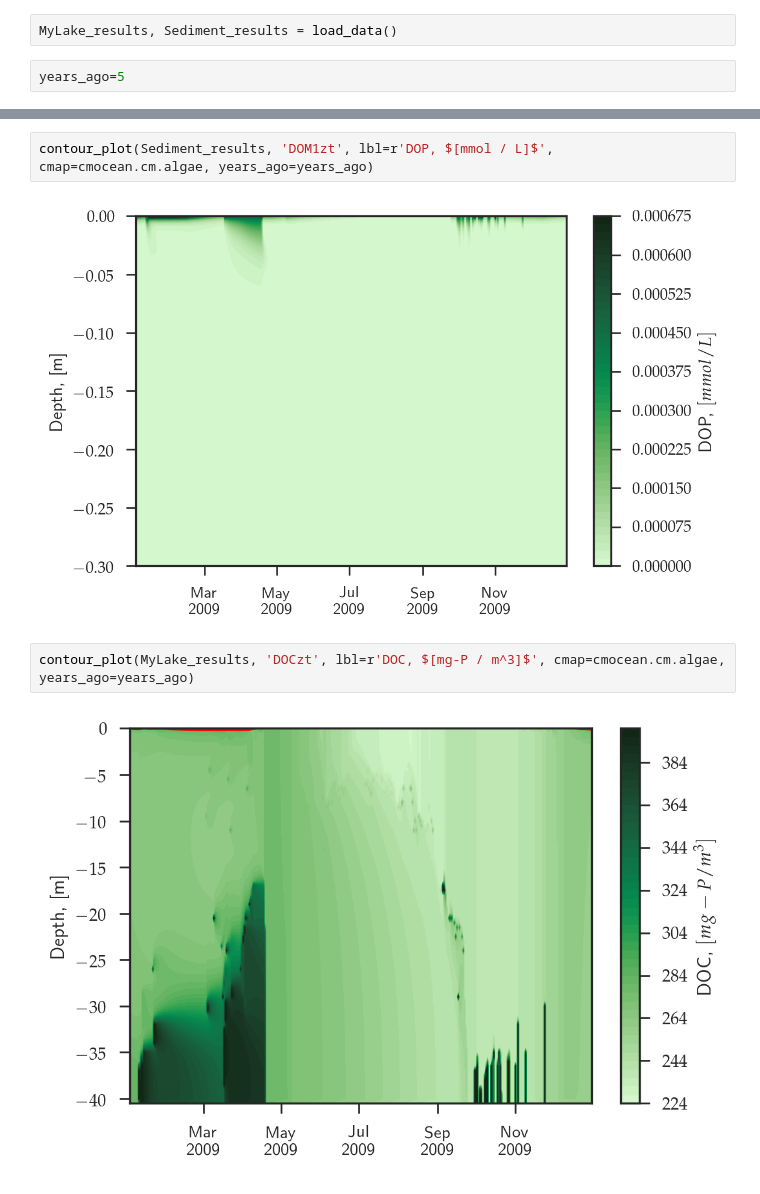
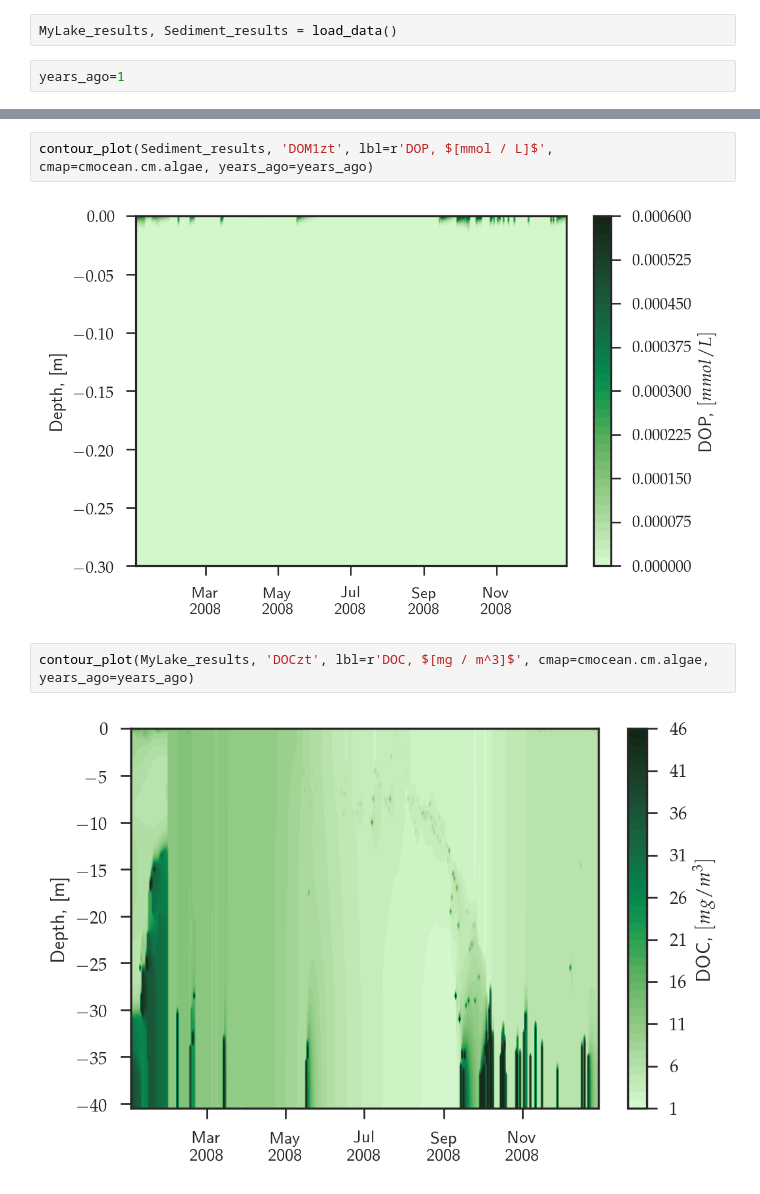
Before and after one commit to biogeochemistry/MyLake_v2_Vansjo, a Jupyter notebook: Postproc_code/plotting.py.ipynb, the cells around one changed output, grey strips where cells are left out. Cells and saved outputs as stored; diff of their text form.

Commit message:
updated plots

```diff
--- a/Postproc_code/plotting.py.ipynb
+++ b/Postproc_code/plotting.py.ipynb
@@ -16,7 +16,7 @@ from ploting import *
 # %%
 MyLake_results, Sediment_results = load_data()
 # %%
-years_ago=5
+years_ago=1
 # %%
 plot_fit(MyLake_results)
 # %% [output]
@@ -96,11 +96,11 @@ contour_plot(MyLake_results, 'DOPzt', lbl=r'DOP, $[mg-P / m^3]$', cmap=cmocean.c
 # %%
 contour_plot(Sediment_results, 'DOM1zt', lbl=r'DOP, $[mmol / L]$', cmap=cmocean.cm.algae, years_ago=years_ago)
 # %% [output]
-[figure, old version]
+[figure, new version]
 # %%
-contour_plot(MyLake_results, 'DOCzt', lbl=r'DOC, $[mg-P / m^3]$', cmap=cmocean.cm.algae, years_ago=years_ago)
+contour_plot(MyLake_results, 'DOCzt', lbl=r'DOC, $[mg / m^3]$', cmap=cmocean.cm.algae, years_ago=years_ago)
 # %% [output]
-[figure, old version]
+[figure, new version]
 # %%
 contour_plot(Sediment_results, 'DOM2zt', lbl=r'DOC, $[mmol / L]$', cmap=cmocean.cm.algae, years_ago=years_ago)
 # %% [output]
```
Also changed, not shown: parts of 32 cells of this notebook, 1 other file.
